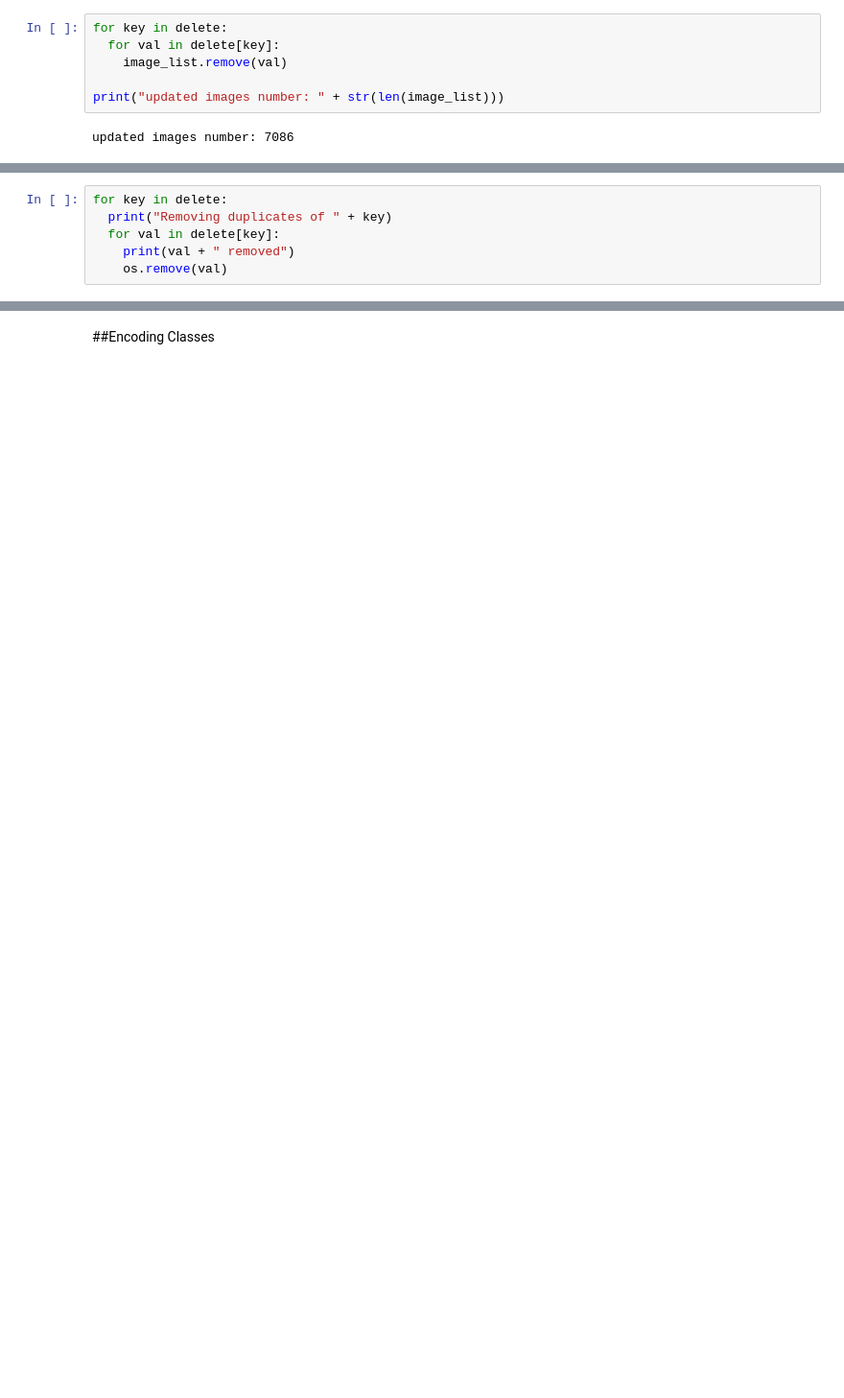
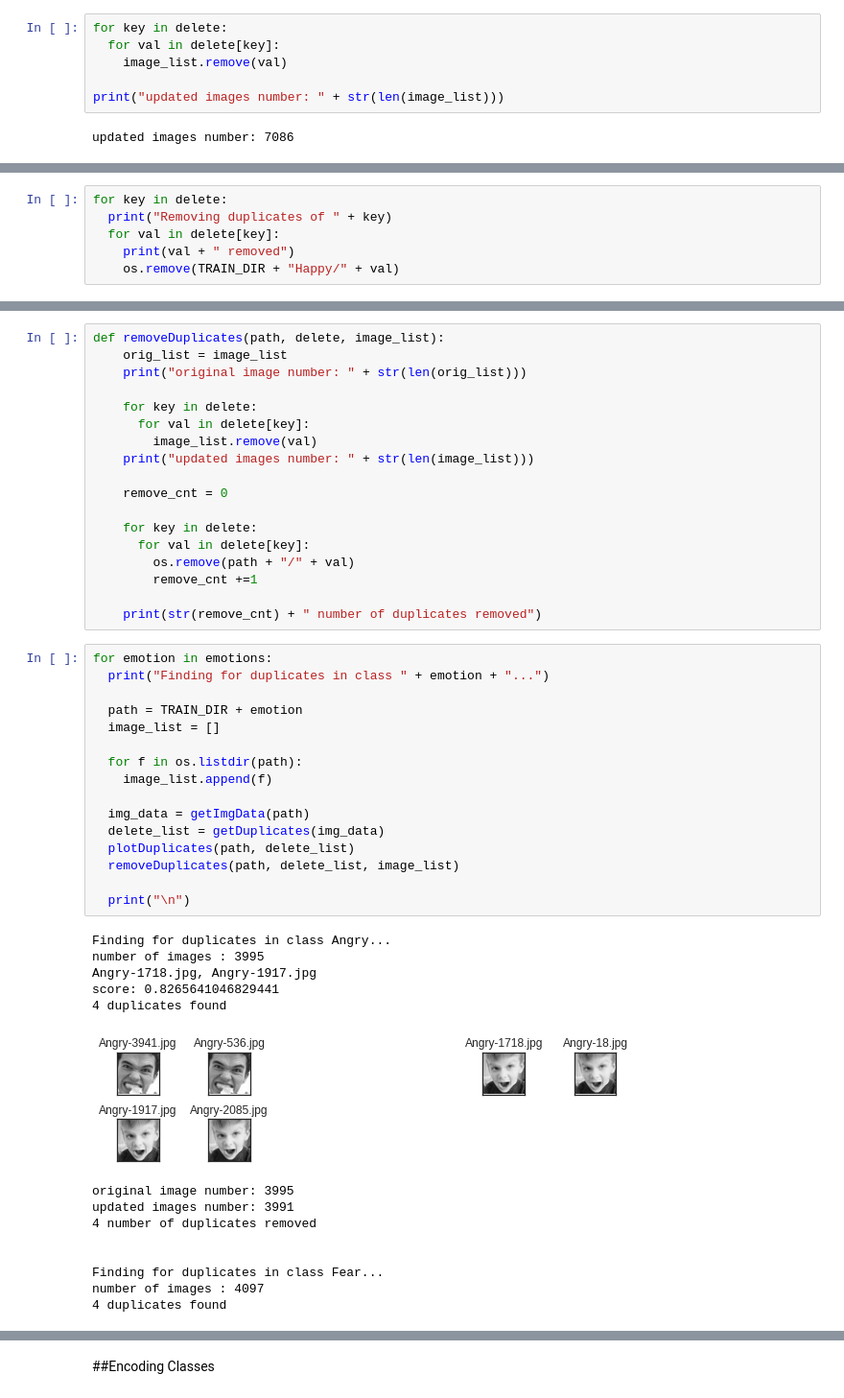
Before and after one commit to Jade-P/MLGroupProject, a Jupyter notebook: Preprocessing.ipynb, the cells around one changed output, grey strips where cells are left out. Shown at 96% size. Saved outputs shown, nothing was run; the diff lists cells and outputs as text; blank space fills up the shorter version.

Commit message:
Data Exploration Milestone Jupyter Notebook

```diff
--- a/Preprocessing.ipynb
+++ b/Preprocessing.ipynb
@@ -341,5 +377,5 @@ for key in delete:
   print("Removing duplicates of " + key)
   for val in delete[key]:
     print(val + " removed")
-    os.remove(val)
+    os.remove(TRAIN_DIR + "Happy/" + val)
 # %% [output]
@@ -362,0 +498,49 @@ Happy-2461.jpg removed
+# %%
+def removeDuplicates(path, delete, image_list):
+    orig_list = image_list
+    print("original image number: " + str(len(orig_list)))
+
+    for key in delete:
+      for val in delete[key]:
+        image_list.remove(val)
+    print("updated images number: " + str(len(image_list)))
+
+    remove_cnt = 0
+
+    for key in delete:
+      for val in delete[key]:
+        os.remove(path + "/" + val)
+        remove_cnt +=1
+
+    print(str(remove_cnt) + " number of duplicates removed")
+# %%
+for emotion in emotions:
+  print("Finding for duplicates in class " + emotion + "...")
+
+  path = TRAIN_DIR + emotion
+  image_list = []
+
+  for f in os.listdir(path):
+    image_list.append(f)
+
+  img_data = getImgData(path)
+  delete_list = getDuplicates(img_data)
+  plotDuplicates(path, delete_list)
+  removeDuplicates(path, delete_list, image_list)
+
+  print("\n")
+# %% [output]
+Finding for duplicates in class Angry...
+number of images : 3995
+Angry-1718.jpg, Angry-1917.jpg
+score: 0.8265641046829441
+4 duplicates found
+[figure, added]
+original image number: 3995
+updated images number: 3991
+4 number of duplicates removed
+
+
+Finding for duplicates in class Fear...
+number of images : 4097
+4 duplicates found
```
Also changed, not shown: parts of 89 cells of this notebook.
